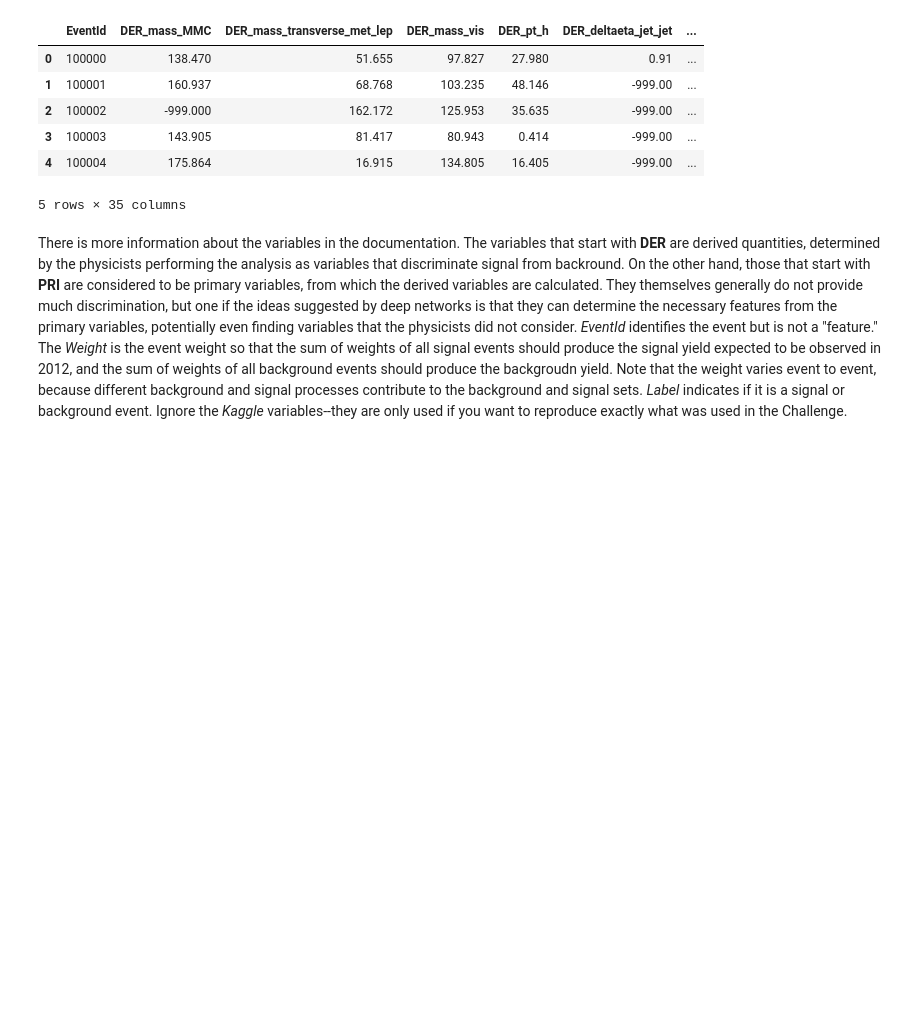
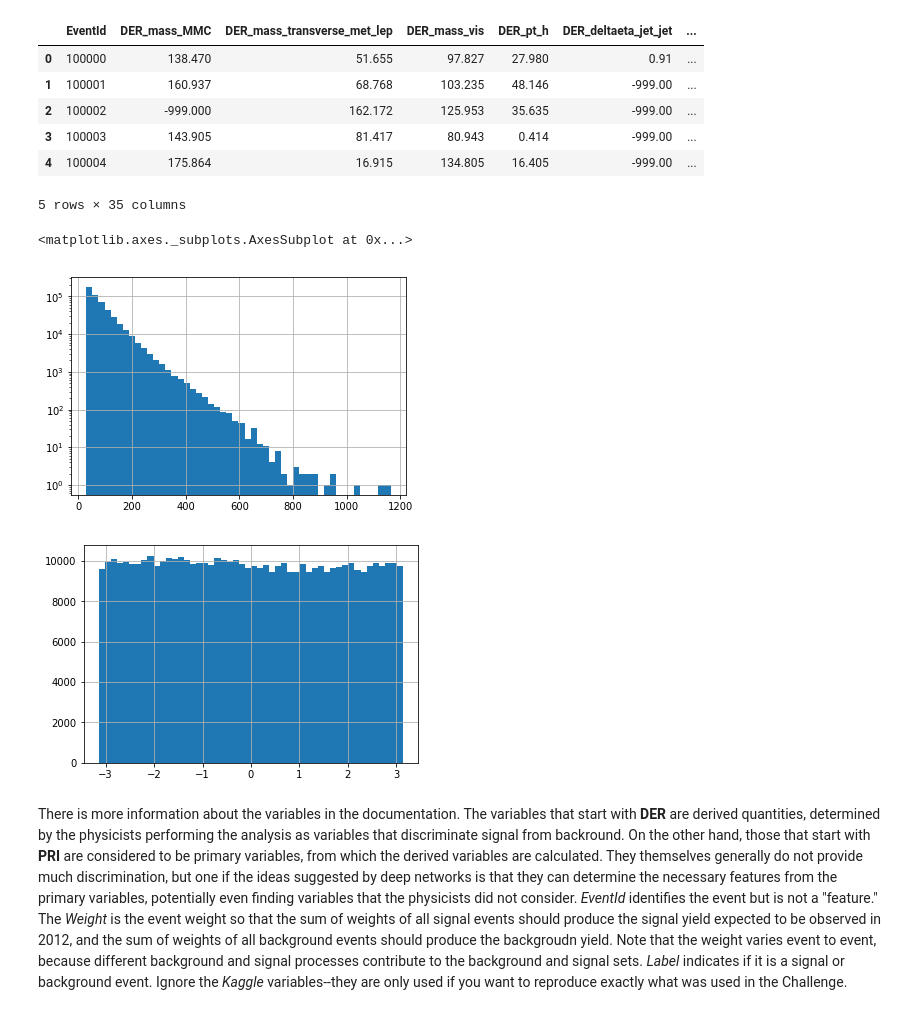
Before and after one commit to gdxd/LMU_DA_ML_18, a Jupyter notebook: HiggsChallenge-NN.ipynb, the cells around one changed output. Cells and saved outputs as stored; diff of their text form; code cells hidden in the pictures; blank space fills up the shorter version.

```diff
--- a/HiggsChallenge-NN.ipynb
+++ b/HiggsChallenge-NN.ipynb
@@ -35,6 +35,16 @@ df.iloc[:5]
 | 3 | 100003 | 143.905 | 81.417 | 80.943 | 0.414 | -999.00 | ... |
 | 4 | 100004 | 175.864 | 16.915 | 134.805 | 16.405 | -999.00 | ... |
 5 rows × 35 columns
+# %%
+df.PRI_jet_leading_pt[df.PRI_jet_leading_pt>0].hist(bins=50)
+plt.yscale('log')
+
+f=plt.figure()
+df.PRI_jet_leading_phi[df.PRI_jet_leading_pt>0].hist(bins=50)
+# %% [output]
+<matplotlib.axes._subplots.AxesSubplot at 0x...>
+[figure, added]
+[figure, added]
 # %% [markdown]
 There is more information about the variables in the documentation. The variables that start with **DER** are derived quantities, determined by the physicists performing the analysis as variables that discriminate signal from backround. On the other hand, those that start with **PRI** are considered to be primary variables, from which the derived variables are calculated. They themselves generally do not provide much discrimination, but one if the ideas suggested by deep networks is that they can determine the necessary features from the primary variables, potentially even finding variables that the physicists did not consider. *EventId* identifies the event but is not a "feature." The *Weight* is the event weight so that the sum of weights of all signal events should produce the signal yield expected to be observed in 2012, and the sum of weights of all background events should produce the backgroudn yield. Note that the weight varies event to event, because different background and signal processes contribute to the background and signal sets. *Label* indicates if it is a signal or background event. Ignore the *Kaggle* variables--they are only used if you want to reproduce exactly what was used in the Challenge.
 # %%
```
Also changed, not shown: parts of 10 cells of this notebook, 5 other files.
